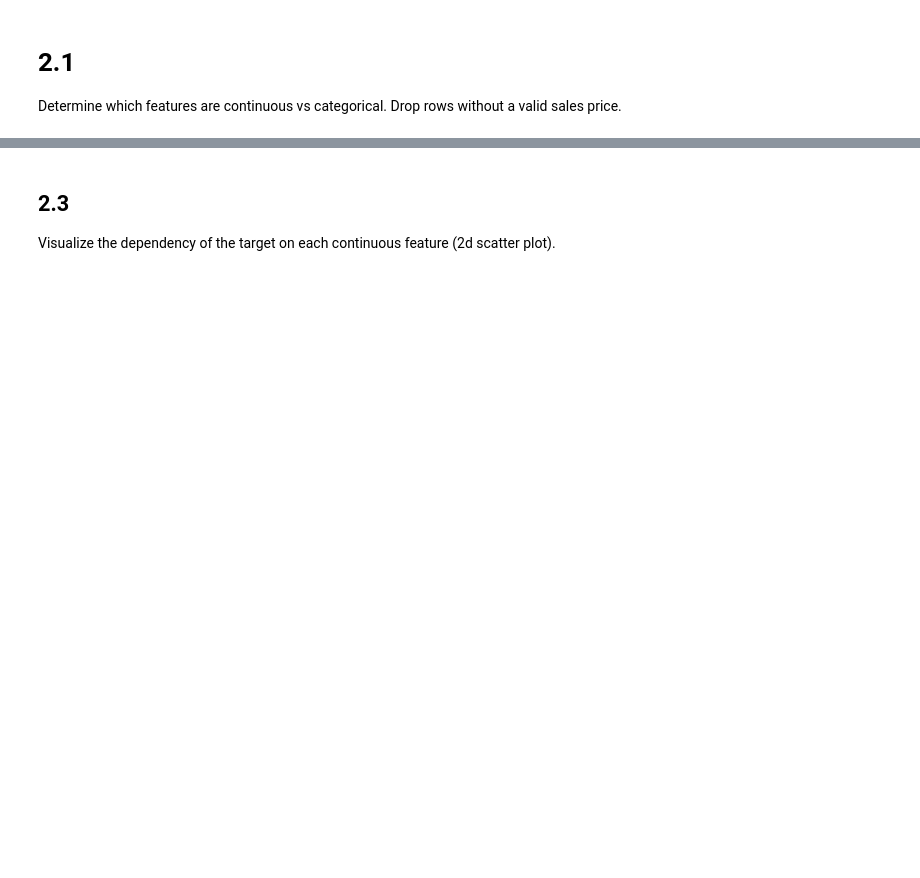
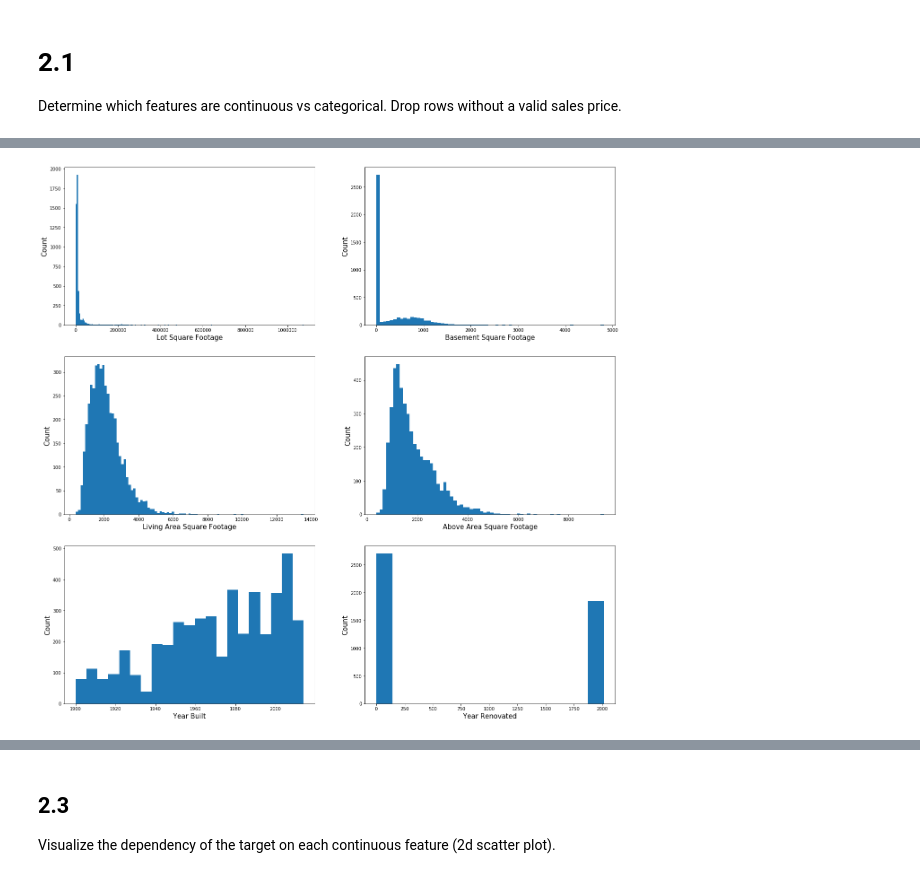
Before and after one commit to dsikka/Applied_ML, a Jupyter notebook: HW2/HW2_Task2.ipynb, the cells around one changed output, grey strips where cells are left out. Drawn from its saved outputs; the diff is of its cells as text; code cells hidden in the pictures; blank space fills up the shorter version.

```diff
--- a/HW2/HW2_Task2.ipynb
+++ b/HW2/HW2_Task2.ipynb
@@ -51,0 +53,30 @@ data = data.drop(columns=['price', 'country', 'street'])
+# %%
+fig, ax = plt.subplots(3, 2, figsize=(22,22))
+ax1, ax2, ax3, ax4, ax5, ax6 = ax.ravel()
+
+ax1.hist(data['sqft_lot'], bins=200)
+ax1.set_ylabel('Count', fontsize=15)
+ax1.set_xlabel('Lot Square Footage', fontsize=15)
+
+ax2.hist(data['sqft_basement'], bins='auto')
+ax2.set_ylabel('Count', fontsize=15)
+ax2.set_xlabel('Basement Square Footage', fontsize=15)
+
+ax3.hist(data['sqft_living'], bins='auto')
+ax3.set_ylabel('Count', fontsize=15)
+ax3.set_xlabel('Living Area Square Footage', fontsize=15)
+
+ax4.hist(data['sqft_above'], bins='auto')
+ax4.set_ylabel('Count', fontsize=15)
+ax4.set_xlabel('Above Area Square Footage', fontsize=15)
+
+ax5.hist(data['yr_built'], bins='auto')
+ax5.set_ylabel('Count', fontsize=15)
+ax5.set_xlabel('Year Built', fontsize=15)
+
+ax6.hist(data['yr_renovated'], bins='auto')
+ax6.set_ylabel('Count', fontsize=15)
+ax6.set_xlabel('Year Renovated', fontsize=15)
+plt.show()
+# %% [output]
+[figure, added]
```
Also changed, not shown: parts of 57 cells of this notebook, 1 other file.
